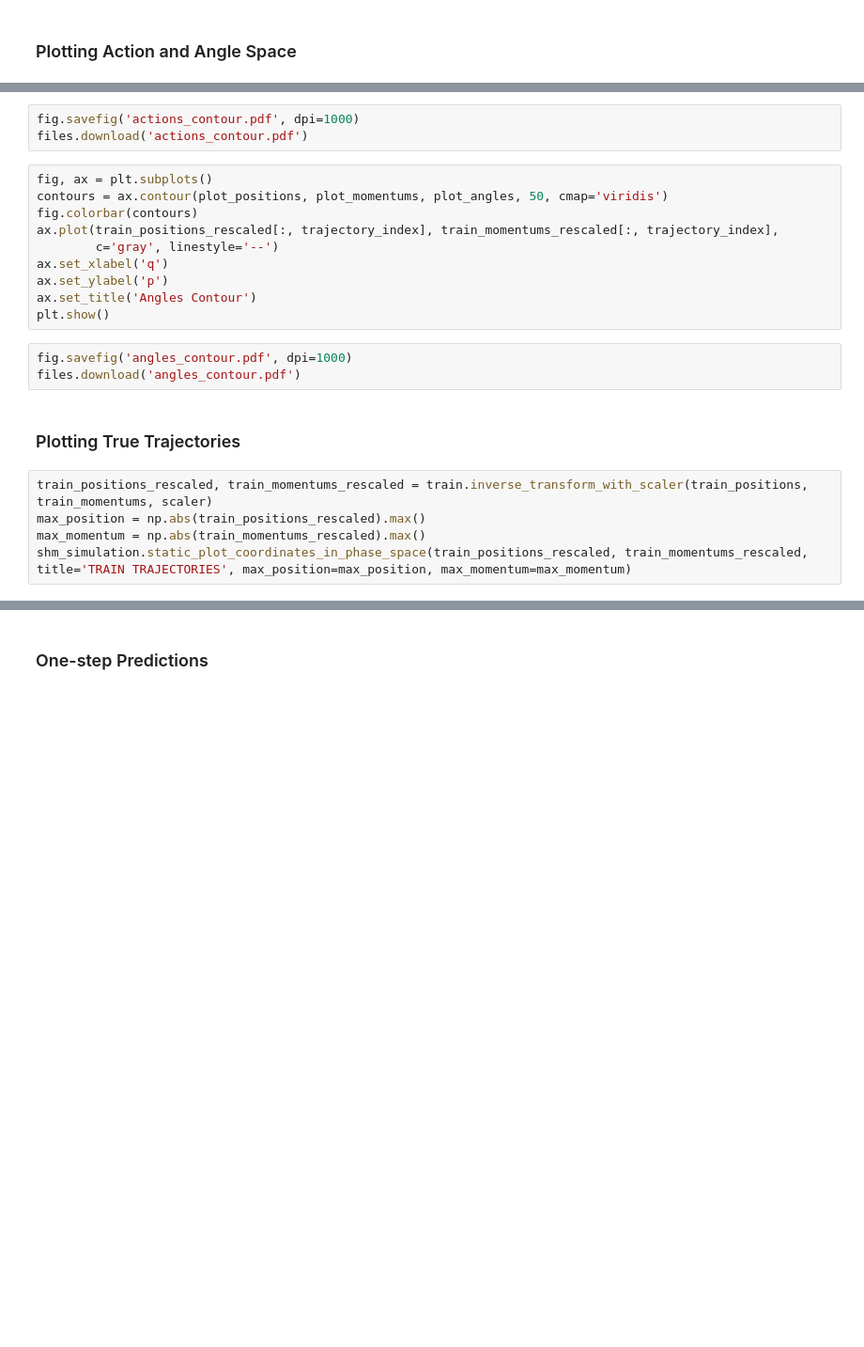
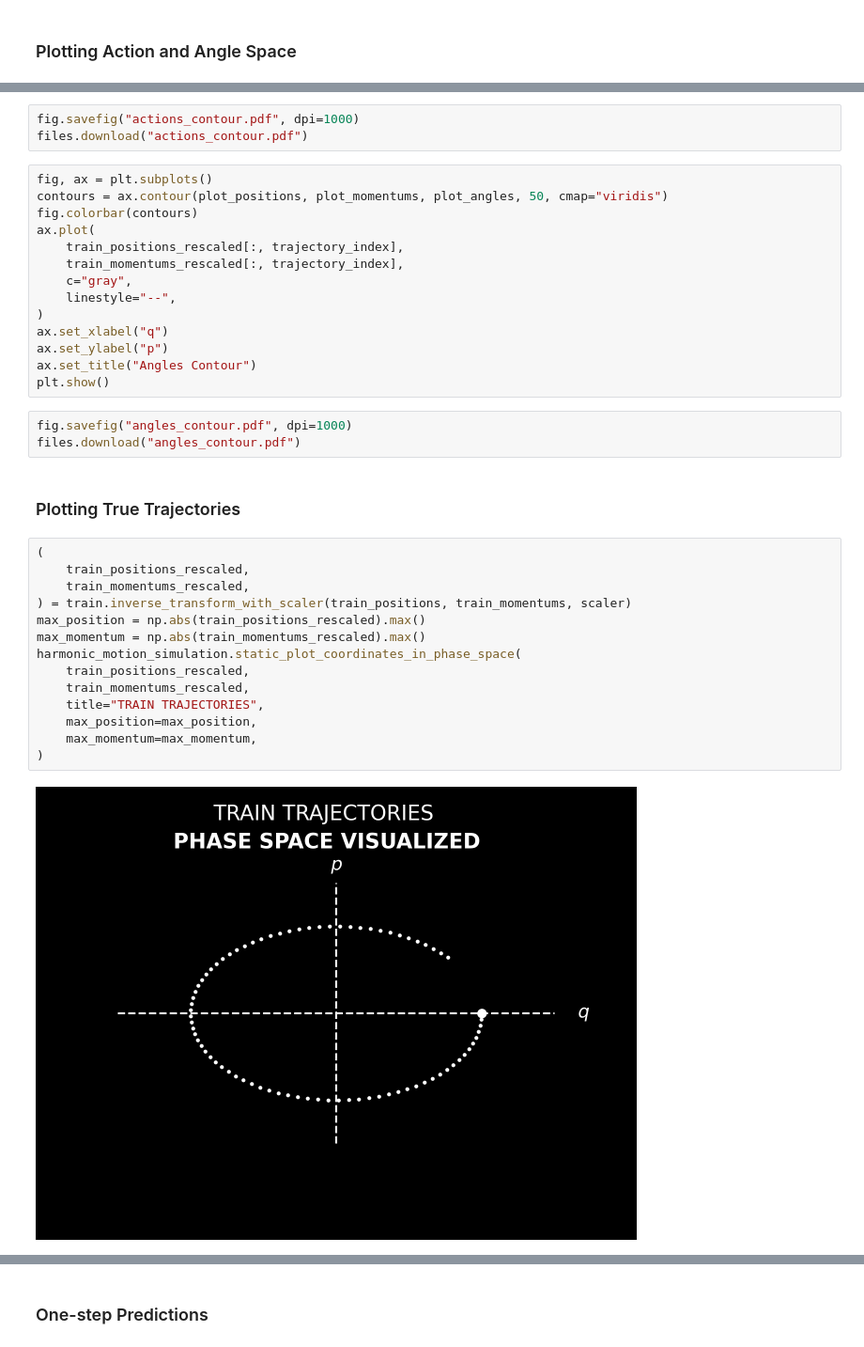
Before and after one commit to ameya98/ActionAngleNetworks, a Jupyter notebook: action_angle_networks/action_angle_networks.ipynb, the cells around one changed output, grey strips where cells are left out. Shown: that part at 94% size. Drawn from its saved outputs; the diff is of its cells as text; blank space fills up the shorter version.

```diff
--- a/action_angle_networks/action_angle_networks.ipynb
+++ b/action_angle_networks/action_angle_networks.ipynb
@@ -386,25 +301,40 @@ ax.set_title('Actions Contour')
 plt.show()
 # %%
-fig.savefig('actions_contour.pdf', dpi=1000)
-files.download('actions_contour.pdf')
+fig.savefig("actions_contour.pdf", dpi=1000)
+files.download("actions_contour.pdf")
 # %%
 fig, ax = plt.subplots()
-contours = ax.contour(plot_positions, plot_momentums, plot_angles, 50, cmap='viridis')
+contours = ax.contour(plot_positions, plot_momentums, plot_angles, 50, cmap="viridis")
 fig.colorbar(contours)
-ax.plot(train_positions_rescaled[:, trajectory_index], train_momentums_rescaled[:, trajectory_index],
-        c='gray', linestyle='--')
-ax.set_xlabel('q')
-ax.set_ylabel('p')
-ax.set_title('Angles Contour')
+ax.plot(
+    train_positions_rescaled[:, trajectory_index],
+    train_momentums_rescaled[:, trajectory_index],
+    c="gray",
+    linestyle="--",
+)
+ax.set_xlabel("q")
+ax.set_ylabel("p")
+ax.set_title("Angles Contour")
 plt.show()
 # %%
-fig.savefig('angles_contour.pdf', dpi=1000)
-files.download('angles_contour.pdf')
+fig.savefig("angles_contour.pdf", dpi=1000)
+files.download("angles_contour.pdf")
 # %% [markdown]
 ### Plotting True Trajectories
 # %%
-train_positions_rescaled, train_momentums_rescaled = train.inverse_transform_with_scaler(train_positions, train_momentums, scaler)
+(
+    train_positions_rescaled,
+    train_momentums_rescaled,
+) = train.inverse_transform_with_scaler(train_positions, train_momentums, scaler)
 max_position = np.abs(train_positions_rescaled).max()
 max_momentum = np.abs(train_momentums_rescaled).max()
-shm_simulation.static_plot_coordinates_in_phase_space(train_positions_rescaled, train_momentums_rescaled, title='TRAIN TRAJECTORIES', max_position=max_position, max_momentum=max_momentum)
+harmonic_motion_simulation.static_plot_coordinates_in_phase_space(
+    train_positions_rescaled,
+    train_momentums_rescaled,
+    title="TRAIN TRAJECTORIES",
+    max_position=max_position,
+    max_momentum=max_momentum,
+)
+# %% [output]
+[figure, added]
 # %%
```
Also changed, not shown: parts of 56 cells of this notebook, 2 other files.
